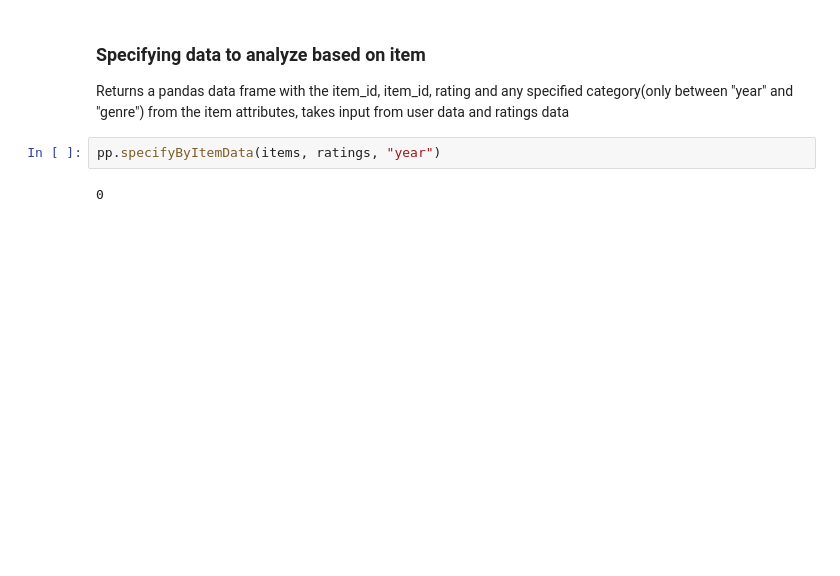
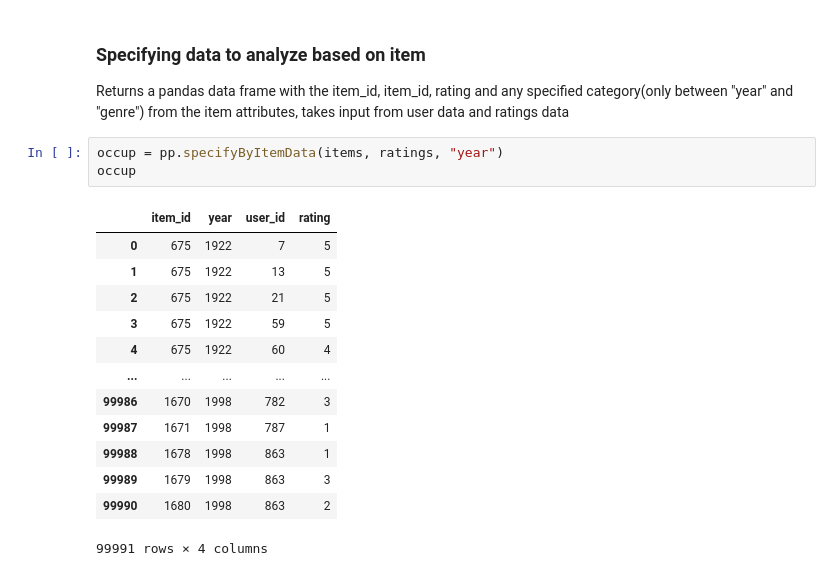
Before and after one commit to Xevenst/MovLensDataSet, a Jupyter notebook: preprocessingEx.ipynb, the cells around one changed output. Cells and saved outputs as stored; diff of their text form; blank space fills up the shorter version.

```diff
--- a/preprocessingEx.ipynb
+++ b/preprocessingEx.ipynb
@@ -161,6 +155,19 @@ NameError: name 'pp' is not defined
 <h3>Specifying data to analyze based on item</h3>
 Returns a pandas data frame with the item_id, item_id, rating and any specified category(only between "year" and "genre") from the item attributes, takes input from user data and ratings data
 # %%
-pp.specifyByItemData(items, ratings, "year")
+occup = pp.specifyByItemData(items, ratings, "year")
+occup
 # %% [output]
+|  | item_id | year | user_id | rating |
+| 0 | 675 | 1922 | 7 | 5 |
+| 1 | 675 | 1922 | 13 | 5 |
+| 2 | 675 | 1922 | 21 | 5 |
+| 3 | 675 | 1922 | 59 | 5 |
+| 4 | 675 | 1922 | 60 | 4 |
+| ... | ... | ... | ... | ... |
+| 99986 | 1670 | 1998 | 782 | 3 |
+| 99987 | 1671 | 1998 | 787 | 1 |
+| 99988 | 1678 | 1998 | 863 | 1 |
+| 99989 | 1679 | 1998 | 863 | 3 |
+| 99990 | 1680 | 1998 | 863 | 2 |
-0
+99991 rows × 4 columns
```
Also changed, not shown: parts of 7 cells of this notebook, 1 other file.
